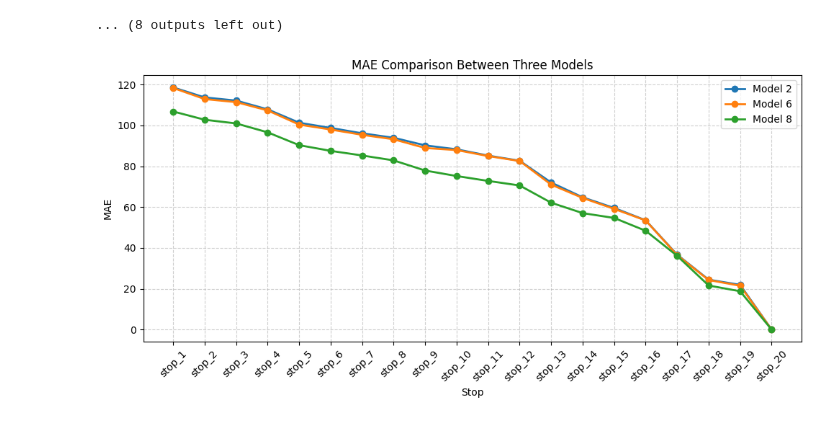
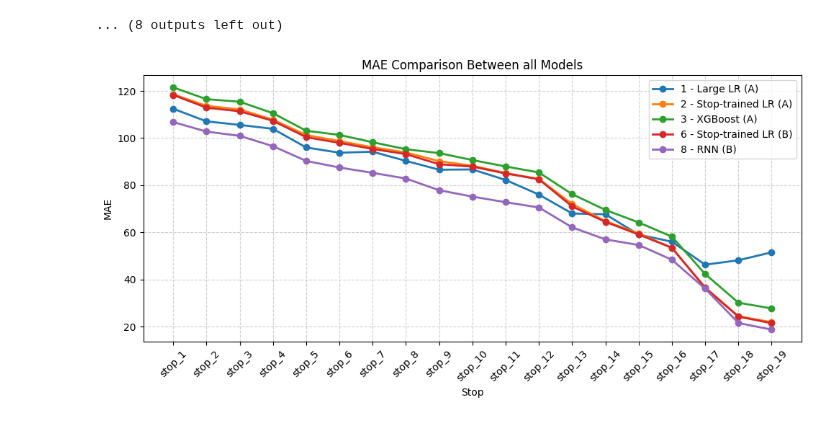
Before and after one commit to Gioalf/AH2179, a Jupyter notebook: project/AIprojectGioAlf.ipynb, the cells around one changed output. Saved outputs shown, nothing was run; the diff lists cells and outputs as text; code cells hidden in the pictures.

```diff
--- a/project/AIprojectGioAlf.ipynb
+++ b/project/AIprojectGioAlf.ipynb
@@ -2228,24 +2224,28 @@ lastMAE.append(0)
 # %%
 import matplotlib.pyplot as plt
 
 # --- Extract MAE values ---
 stops = list(results2.keys())
+mae1=evaluation_df['MAE'].to_list()
+mae3 = [v['MAE'] for v in results3.values()]
 mae2 = [v['MAE'] for v in results2.values()]
 mae6 = [v['MAE'] for v in results6.values()]
-mae8 = lastMAE
+mae8 = (df_stop_mae['MAE_for_stop20'].to_list())
 
 # --- Plot ---
 plt.figure(figsize=(10,5))
-plt.plot(stops, mae2, marker='o', label='Model 2', linewidth=2)
-plt.plot(stops, mae6, marker='o', label='Model 6', linewidth=2)
-plt.plot(stops, mae8, marker='o', label='Model 8', linewidth=2)
+plt.plot(stops[:19], mae1, marker='o', label='1 - Large LR (A)', linewidth=2)
+plt.plot(stops[:19], mae2[:19], marker='o', label='2 - Stop-trained LR (A)', linewidth=2)
+plt.plot(stops[:19], mae3[:19], marker='o', label='3 - XGBoost (A)', linewidth=2)
+plt.plot(stops[:19], mae6[:19], marker='o', label='6 - Stop-trained LR (B)', linewidth=2)
+plt.plot(stops[:19], mae8, marker='o', label='8 - RNN (B)', linewidth=2)
 plt.xticks(rotation=45)
 plt.xlabel('Stop')
 plt.ylabel('MAE')
-plt.title('MAE Comparison Between Three Models')
+plt.title('MAE Comparison Between all Models')
 plt.legend()
 plt.grid(True, linestyle='--', alpha=0.6)
 plt.tight_layout()
 plt.show()
 # %% [output]
-[figure, old version]
+[figure, new version]
```
Also changed, not shown: parts of 5 cells of this notebook.
